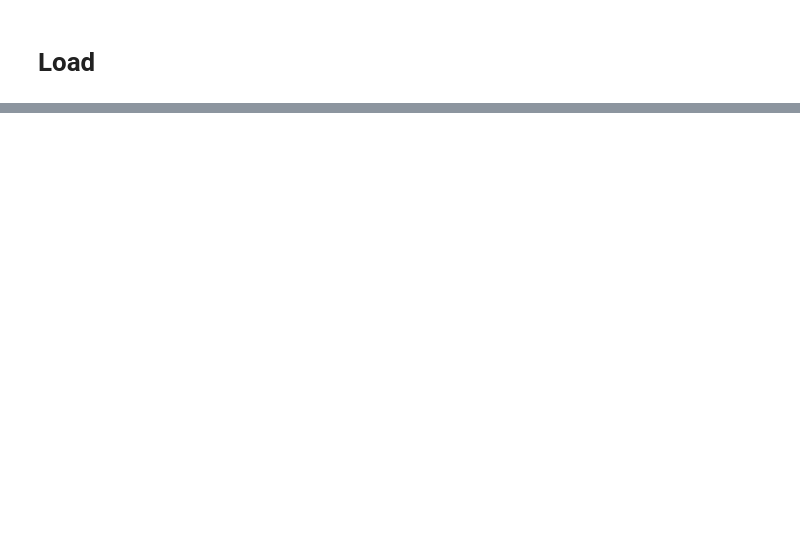
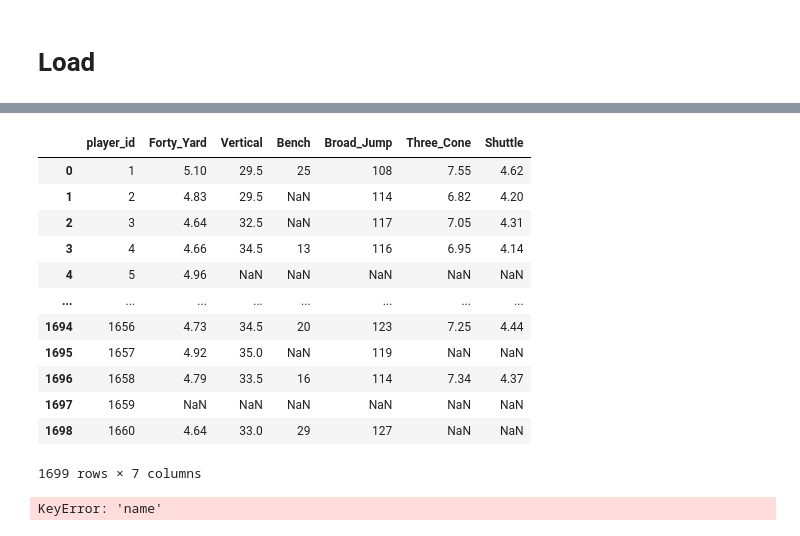
Before and after one commit to sdfeinsilver/Project2, a Jupyter notebook: ETL/ETL_Notebook.ipynb, the cells around one changed output, grey strips where cells are left out. Saved outputs shown, nothing was run; the diff lists cells and outputs as text; code cells hidden in the pictures; blank space fills up the shorter version.

```diff
--- a/ETL/ETL_Notebook.ipynb
+++ b/ETL/ETL_Notebook.ipynb
@@ -314,7 +375,27 @@ player_id_df
+# %%
+combine_table = combine_table.drop(columns = ['name', 'Pos', 'School', 'Height', 'Weight', 'Year'])
+# %%
+combine_table
+# %% [output]
+|  | player_id | Forty_Yard | Vertical | Bench | Broad_Jump | Three_Cone | Shuttle |
+| 0 | 1 | 5.10 | 29.5 | 25 | 108 | 7.55 | 4.62 |
+| 1 | 2 | 4.83 | 29.5 | NaN | 114 | 6.82 | 4.20 |
+| 2 | 3 | 4.64 | 32.5 | NaN | 117 | 7.05 | 4.31 |
+| 3 | 4 | 4.66 | 34.5 | 13 | 116 | 6.95 | 4.14 |
+| 4 | 5 | 4.96 | NaN | NaN | NaN | NaN | NaN |
+| ... | ... | ... | ... | ... | ... | ... | ... |
+| 1694 | 1656 | 4.73 | 34.5 | 20 | 123 | 7.25 | 4.44 |
+| 1695 | 1657 | 4.92 | 35.0 | NaN | 119 | NaN | NaN |
+| 1696 | 1658 | 4.79 | 33.5 | 16 | 114 | 7.34 | 4.37 |
+| 1697 | 1659 | NaN | NaN | NaN | NaN | NaN | NaN |
+| 1698 | 1660 | 4.64 | 33.0 | 29 | 127 | NaN | NaN |
+1699 rows × 7 columns
 # %%
 # merge with combine dataframe to get the serial id.
-combine_df_final = pd.merge(combine_df, player_id_df, how='inner', on='player')
+combine_df_final = pd.merge(combine_table, player_id_df, how='inner', on='name')
 combine_df_final
+# %% [output]
+KeyError: 'name'
 # %%
 # merge with global dataframe to get the serial id to the dataframe.
 global_df = pd.merge(global_df, player_id_df, how='inner', on='player')
```
Also changed, not shown: parts of 73 cells of this notebook, 1 other file.
